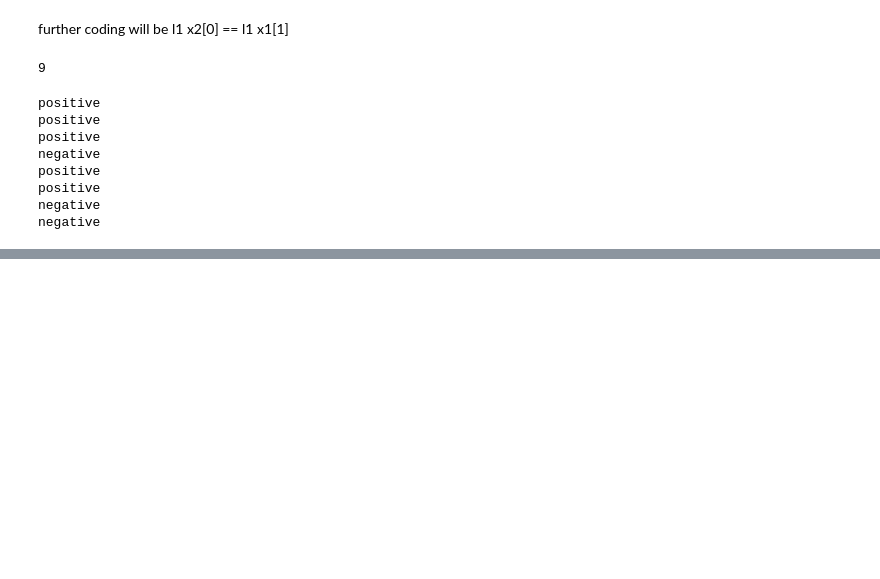
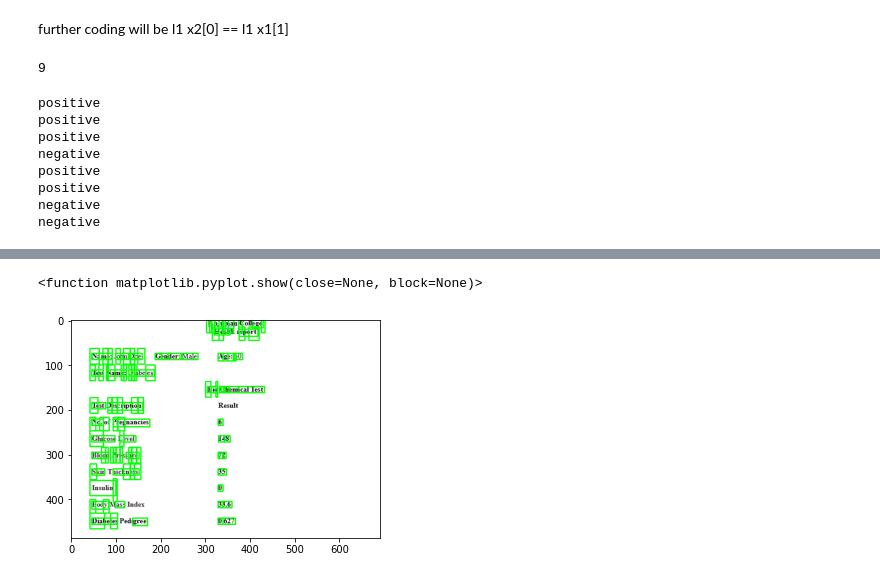
Before and after one commit to Aaris-Kazi/OCR-Enhancement, a Jupyter notebook: ocr_gen2.ipynb, the cells around one changed output, grey strips where cells are left out. Drawn from its saved outputs; the diff is of its cells as text; code cells hidden in the pictures; blank space fills up the shorter version.

```diff
--- a/ocr_gen2.ipynb
+++ b/ocr_gen2.ipynb
@@ -119,0 +128,2 @@ negative
+# %%
+df = pd.read_csv('vis_box.csv')
@@ -119,0 +146,15 @@ negative
+# %%
+img = cv.imread('diab_test.png')
+# %%
+for i in range(len(df)):
+    x1 = df.X1.iloc[i]
+    x2 =df.X2.iloc[i]
+    y1 = df.Y1.iloc[i]
+    y2 = df.Y2.iloc[i]
+    img = cv.rectangle(img, (x1,  y1), (x2, y2), (0, 255, 0), 2)
+# %%
+plt.imshow(img)
+plt.show
+# %% [output]
+<function matplotlib.pyplot.show(close=None, block=None)>
+[figure, added]
```
Also changed, not shown: parts of 15 cells of this notebook, 2 other files.
